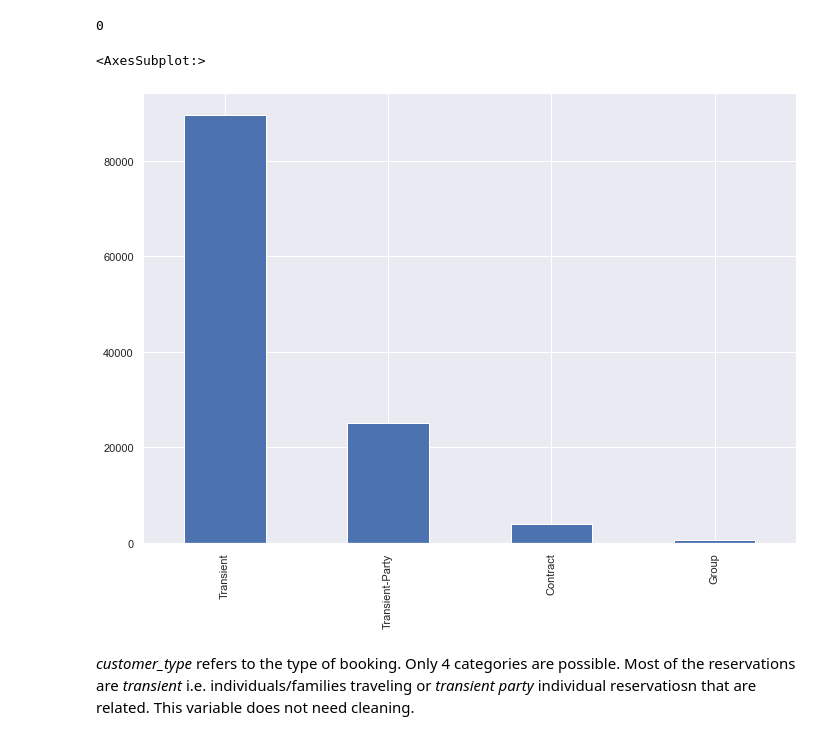
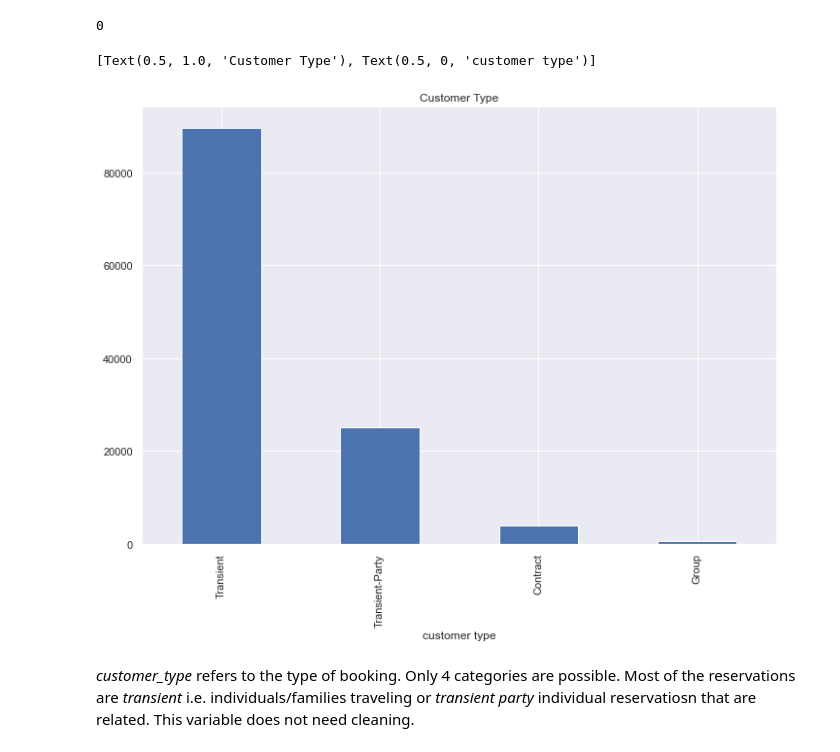
Before and after one commit to wenchengking/End-to-End-Hotel-Booking-Cancellation-Machine-Learning-Model, a Jupyter notebook: 04_EDA/EDA_ALLI.ipynb, the cells around one changed output. Saved outputs shown, nothing was run; the diff lists cells and outputs as text; code cells hidden in the pictures.

```diff
--- a/04_EDA/EDA_ALLI.ipynb
+++ b/04_EDA/EDA_ALLI.ipynb
@@ -207,10 +241,11 @@ data.customer_type.isna().sum()
 0
 # %%
 # Distribution
-data.customer_type.value_counts().plot(kind ="bar")
+data.customer_type.value_counts().plot(kind ="bar").set(title='Customer Type',
+                                                  xlabel = "customer type")
 # %% [output]
-<AxesSubplot:>
+[Text(0.5, 1.0, 'Customer Type'), Text(0.5, 0, 'customer type')]
-[figure, old version]
+[figure, new version]
 # %% [markdown]
 *customer_type* refers to the type of booking. Only 4 categories are possible. Most of the reservations are *transient* i.e. individuals/families traveling or *transient party* individual reservatiosn that are related. This variable does not need cleaning.
 # %% [markdown]
```
Also changed, not shown: parts of 34 cells of this notebook.
